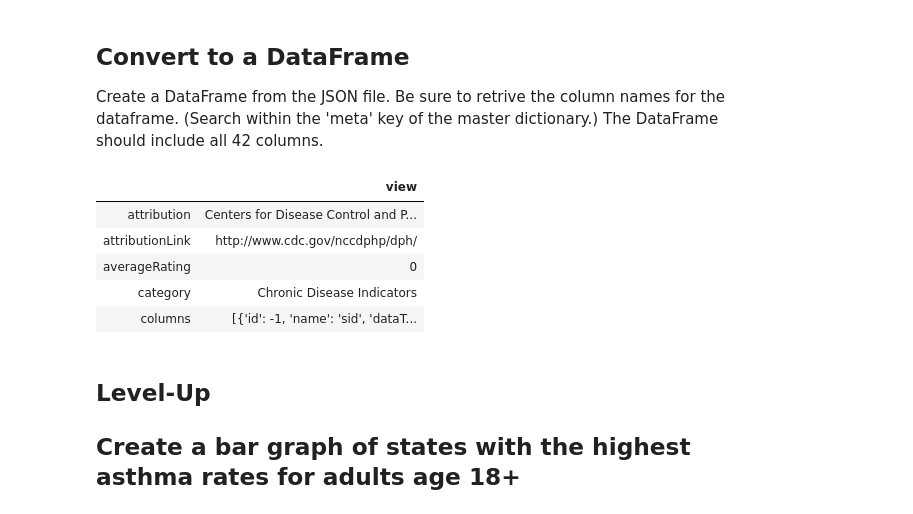
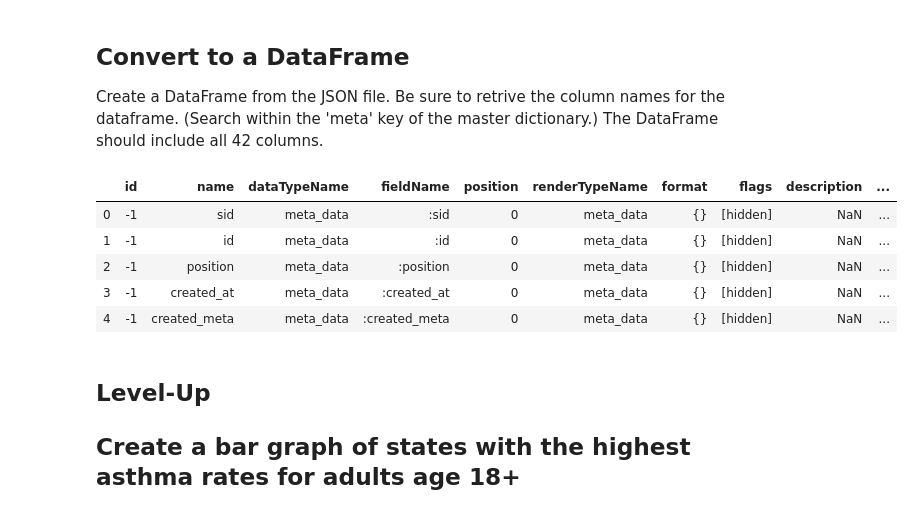
Before and after one commit to AlisonSalerno/dsc-exploring-and-transforming-json-schemas-lab-nyc-ds-033020, a Jupyter notebook: index.ipynb, the cells around one changed output. Drawn from its saved outputs; the diff is of its cells as text; code cells hidden in the pictures.

```diff
--- a/index.ipynb
+++ b/index.ipynb
@@ -64,15 +64,15 @@ Create a DataFrame from the JSON file. Be sure to retrive the column names for t
 # %%
 #Your code here
 import pandas as pd
-df=pd.DataFrame(data['meta'])
+df=pd.DataFrame(data['meta']['view']['columns'])
 df.head()
 # %% [output]
-|  | view |
-| attribution | Centers for Disease Control and P... |
-| attributionLink | http://www.cdc.gov/nccdphp/dph/ |
-| averageRating | 0 |
-| category | Chronic Disease Indicators |
-| columns | [{'id': -1, 'name': 'sid', 'dataT... |
+|  | id | name | dataTypeName | fieldName | position | renderTypeName | format | flags | description | ... |
+| 0 | -1 | sid | meta_data | :sid | 0 | meta_data | {} | [hidden] | NaN | ... |
+| 1 | -1 | id | meta_data | :id | 0 | meta_data | {} | [hidden] | NaN | ... |
+| 2 | -1 | position | meta_data | :position | 0 | meta_data | {} | [hidden] | NaN | ... |
+| 3 | -1 | created_at | meta_data | :created_at | 0 | meta_data | {} | [hidden] | NaN | ... |
+| 4 | -1 | created_meta | meta_data | :created_meta | 0 | meta_data | {} | [hidden] | NaN | ... |
 # %% [markdown]
 ## Level-Up
 ## Create a bar graph of states with the highest asthma rates for adults age 18+
```
